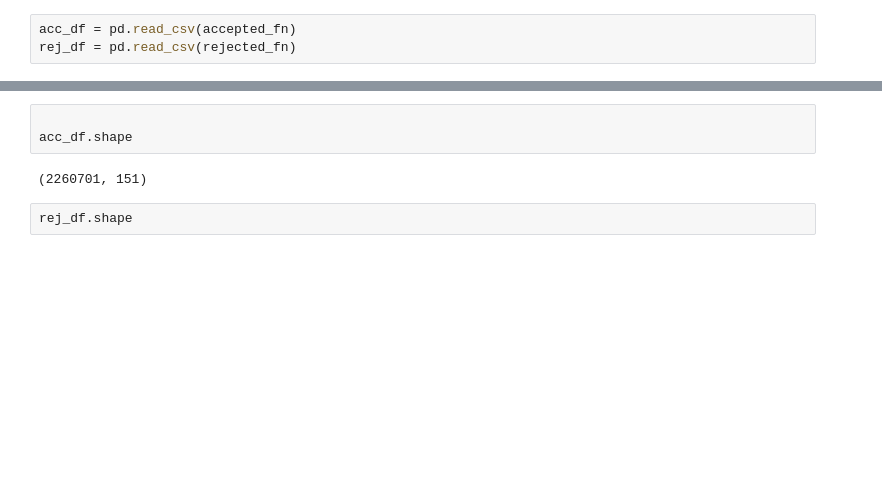
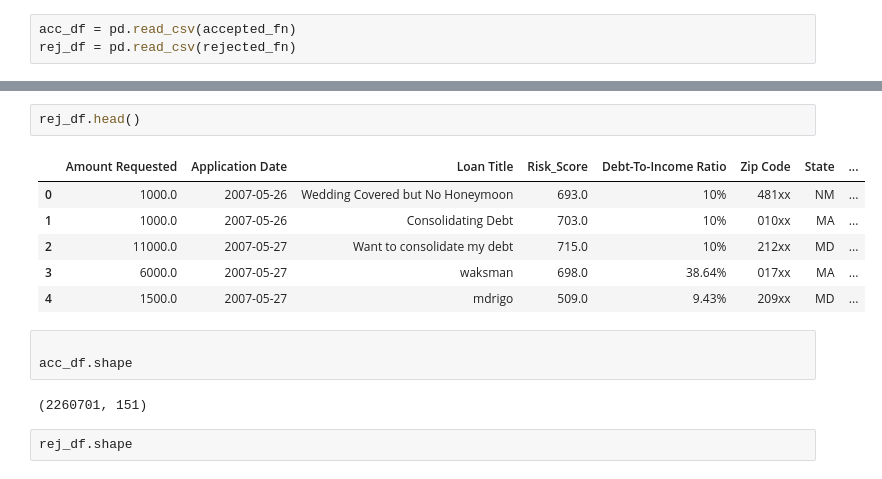
Before and after one commit to priyanshig9/IMS, a Jupyter notebook: Untitled2.ipynb, the cells around one changed output, grey strips where cells are left out. Drawn from its saved outputs; the diff is of its cells as text; blank space fills up the shorter version.

```diff
--- a/Untitled2.ipynb
+++ b/Untitled2.ipynb
@@ -20,3 +36,12 @@ rej_df = pd.read_csv(rejected_fn)
+# %%
+rej_df.head()
+# %% [output]
+|  | Amount Requested | Application Date | Loan Title | Risk_Score | Debt-To-Income Ratio | Zip Code | State | ... |
+| 0 | 1000.0 | 2007-05-26 | Wedding Covered but No Honeymoon | 693.0 | 10% | 481xx | NM | ... |
+| 1 | 1000.0 | 2007-05-26 | Consolidating Debt | 703.0 | 10% | 010xx | MA | ... |
+| 2 | 11000.0 | 2007-05-27 | Want to consolidate my debt | 715.0 | 10% | 212xx | MD | ... |
+| 3 | 6000.0 | 2007-05-27 | waksman | 698.0 | 38.64% | 017xx | MA | ... |
+| 4 | 1500.0 | 2007-05-27 | mdrigo | 509.0 | 9.43% | 209xx | MD | ... |
 # %%
 
 acc_df.shape
```
Also changed, not shown: parts of 18 cells of this notebook.
